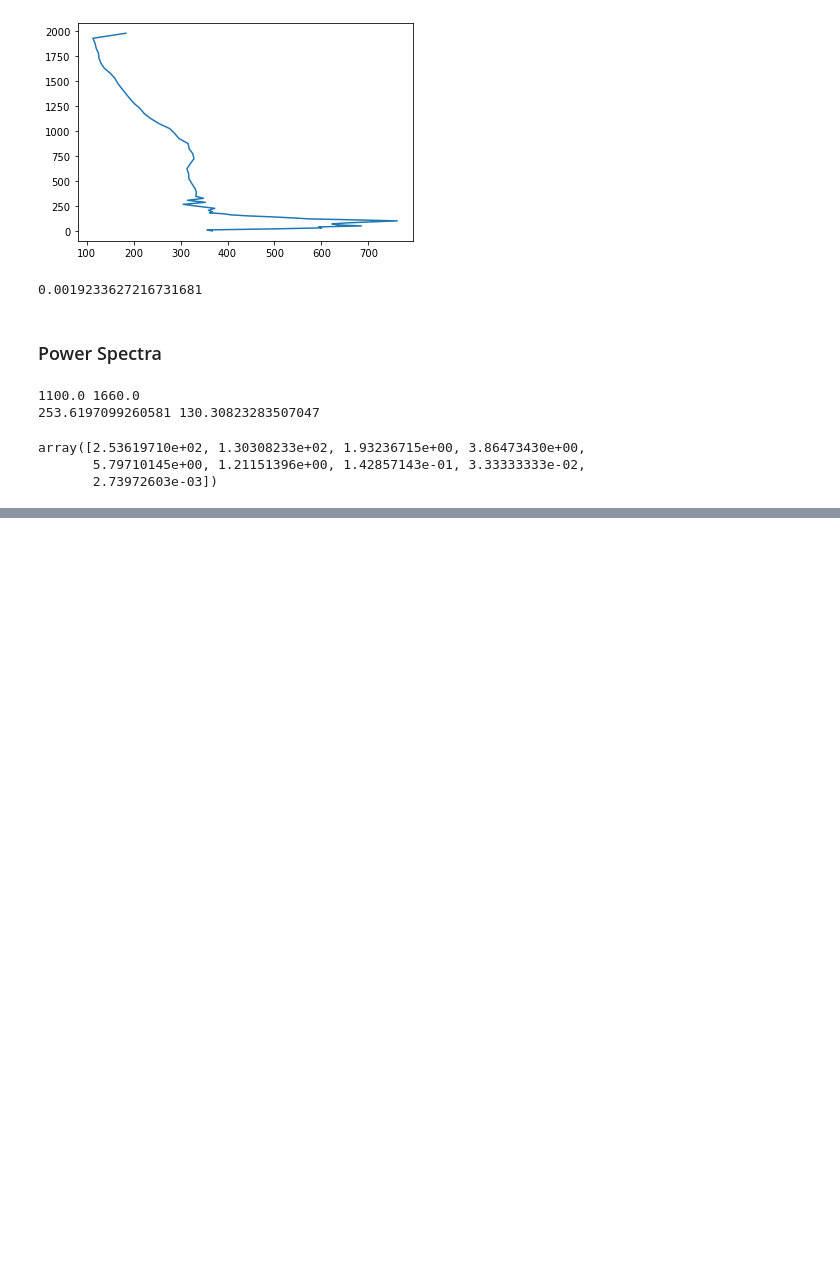
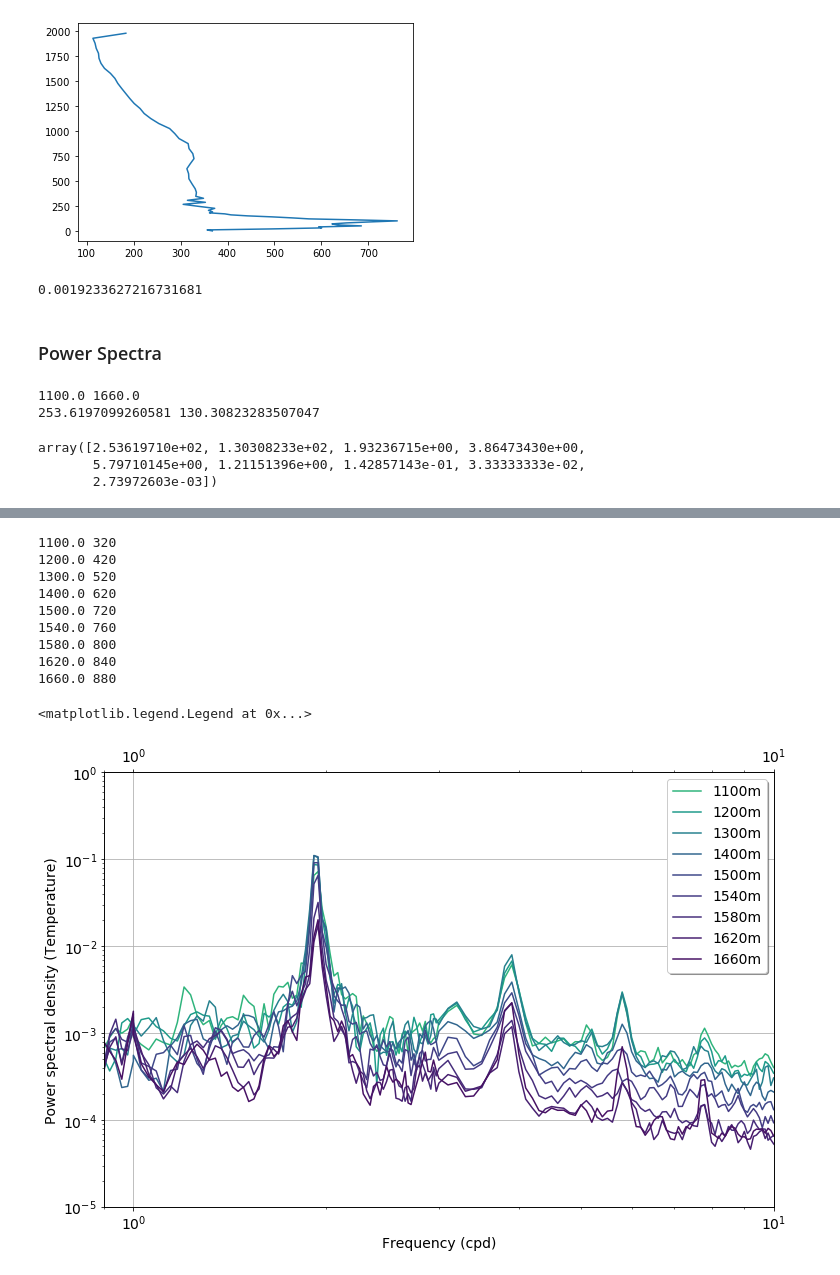
Before and after one commit to cpierard/momar_data_analysis, a Jupyter notebook: 12.PSD_plots_clean.ipynb, the cells around one changed output, grey strips where cells are left out. Cells and saved outputs as stored; diff of their text form; code cells hidden in the pictures; blank space fills up the shorter version.

```diff
--- a/12.PSD_plots_clean.ipynb
+++ b/12.PSD_plots_clean.ipynb
@@ -97,0 +140,52 @@ ax1.legend(loc='lower left', shadow=True)
+# %%
+upper_tick_locations = np.array([M2, M4, M6, f, 1])
+upper_tick_labels = ['M2', 'M4', 'M6', 'f', 'day']
+
+x_colors = np.linspace(0,1, 1700- 780 +1)
+#x_colors = np.array(range(780, 1700))#np.linspace(780, 1700, 1700 - 780 + 1)
+colors = cm.get_cmap('viridis_r')(x_colors)
+
+fig = plt.figure(figsize=(12,8))
+ax1 = fig.add_subplot(111)
+ax2 = ax1.twiny()
+
+for depth in sorted(PowerSpectra.keys()):
+    j = np.where(np.array(range(780, 1700)) == depth)[0][0]
+    print(depth, j)
+    ax1.loglog(PowerSpectra[depth]['freq'],
+               PowerSpectra[depth]['psd'],
+               label=f"{depth:0.0f}m",
+            c=colors[j])
+
+ax2.loglog(PowerSpectra[depth]['freq'], PowerSpectra[depth]['psd'], alpha=0)
+
+#for typical_freq in upper_tick_locations:
+#    ax1.axvline(typical_freq, color='k', alpha=0.5, ls='--')
+
+ax1.grid()
+ax1.set_xlabel('Frequency (cpd)', fontsize=14)
+ax1.set_ylabel('Power spectral density (Temperature)', fontsize=14)
+
+ax1.set_xlim(0.9, 1e1)
+ax2.set_xlim(0.9, 1e1)
+
+ax1.set_ylim(1e-5,1e0)
+ax2.set_ylim(1e-5,1e0)
+
+#ax2.set_xlim(ax1.get_xlim())
+#ax2.set_xticks(upper_tick_locations)
+#ax2.set_xticklabels(upper_tick_labels, fontsize=13)
+ax1.legend(loc='upper right', shadow=True)
+#### SAVE THIS ####
+# %% [output]
+1100.0 320
+1200.0 420
+1300.0 520
+1400.0 620
+1500.0 720
+1540.0 760
+1580.0 800
+1620.0 840
+1660.0 880
+<matplotlib.legend.Legend at 0x...>
+[figure, added]
```
Also changed, not shown: parts of 12 cells of this notebook, 2 other files.
